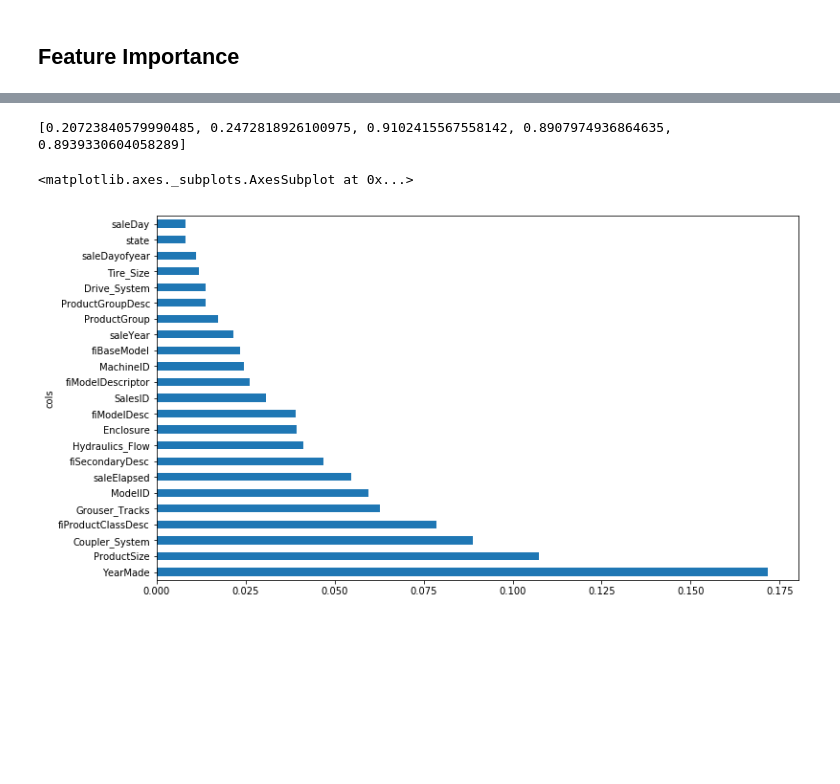
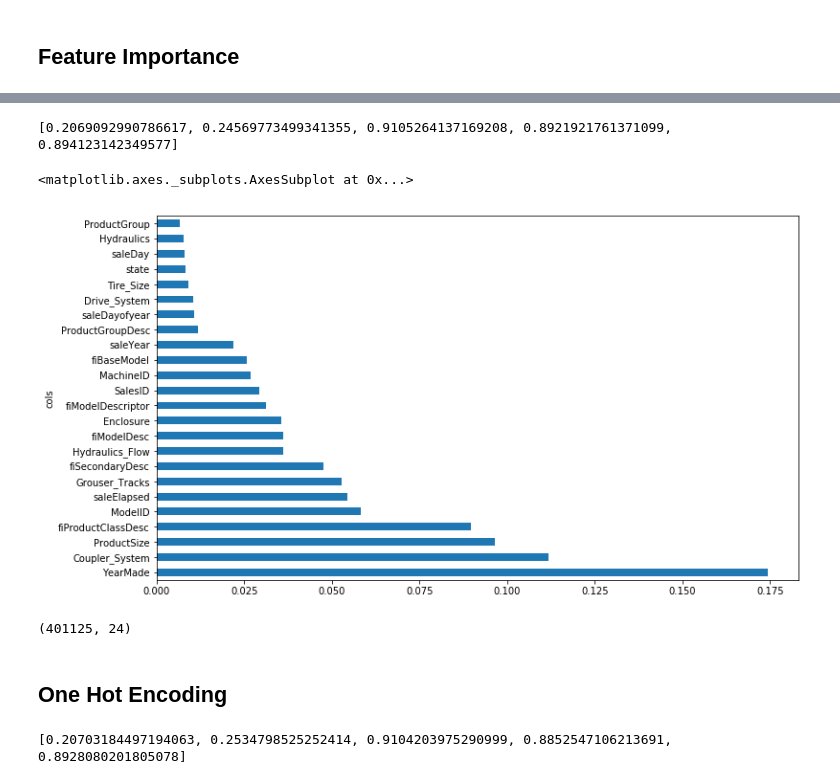
Before and after one commit to Ubaid-Manzoor/Blue-Book-for-Bulldozers-Kaggle, a Jupyter notebook: code/code.ipynb, the cells around one changed output, grey strips where cells are left out. Cells and saved outputs as stored; diff of their text form; code cells hidden in the pictures; blank space fills up the shorter version.

```diff
--- a/code/code.ipynb
+++ b/code/code.ipynb
@@ -435,6 +511,6 @@ model = RandomForestRegressor(n_estimators=40
                               , max_features=0.5
                               , n_jobs=-1
                               ,oob_score=True)
-model.fit(X_train, y_train)
-print_score(model)
+model.fit(X_train_processed, y_train)
+print_score(model,X_train_processed,X_valid_processed)
 # %% [output]
@@ -536,6 +645,6 @@ dtype: float64
 # %% [markdown]
 ## Feature Importance
 # %%
-fi = rf_feat_importance(model, df); fi[:10]
+fi = rf_feat_importance(model, processed_df); fi[:10]
 # %% [output]
 |  | cols | imp |
@@ -576,3 +682,6 @@ X_train, X_valid = split_vals(df_keep, n_train)
+# %%
+processed_df_keep = processed_df[to_keep].copy()
+X_train_processed, X_valid_processed = split_vals(processed_df_keep, n_train)
 # %%
 model = RandomForestRegressor(n_estimators=40
                               ,min_samples_leaf=3
@@ -580,13 +689,35 @@ model = RandomForestRegressor(n_estimators=40
                               ,n_jobs=-1
                               ,oob_score=True
                               )
-model.fit(X_train, y_train)
-print_score(model)
+model.fit(X_train_processed, y_train)
+print_score(model,X_train_processed,X_valid_processed)
 # %% [output]
-[0.20723840579990485, 0.2472818926100975, 0.9102415567558142, 0.8907974936864635, 0.8939330604058289]
+[0.2069092990786617, 0.24569773499341355, 0.9105264137169208, 0.8921921761371099, 0.894123142349577]
 # %%
-fi = rf_feat_importance(model, df_keep)
+fi = rf_feat_importance(model, processed_df_keep)
 plot_fi(fi)
 # %% [output]
 <matplotlib.axes._subplots.AxesSubplot at 0x...>
-[figure, old version]
+[figure, new version]
+# %%
+processed_df_keep.shape
+# %% [output]
+(401125, 24)
+# %% [markdown]
+## One Hot Encoding
+# %%
+### Is not Useful in This Case
+
+df_processed, y, nas = proc_df(loaded_initial_df, 'SalePrice', max_n_cat=7)
+X_train_processed, X_valid_processed = split_vals(df_processed, n_train)
+
+model = RandomForestRegressor(n_estimators=40
+                              ,min_samples_leaf=3
+                              ,max_features=0.6
+                              ,n_jobs=-1
+                              ,oob_score=True
+                              )
+model.fit(X_train_processed, y_train)
+print_score(model,X_train_processed,X_valid_processed)
+# %% [output]
+[0.20703184497194063, 0.2534798525252414, 0.9104203975290999, 0.8852547106213691, 0.8928080201805078]
```
Also changed, not shown: parts of 113 cells of this notebook.
